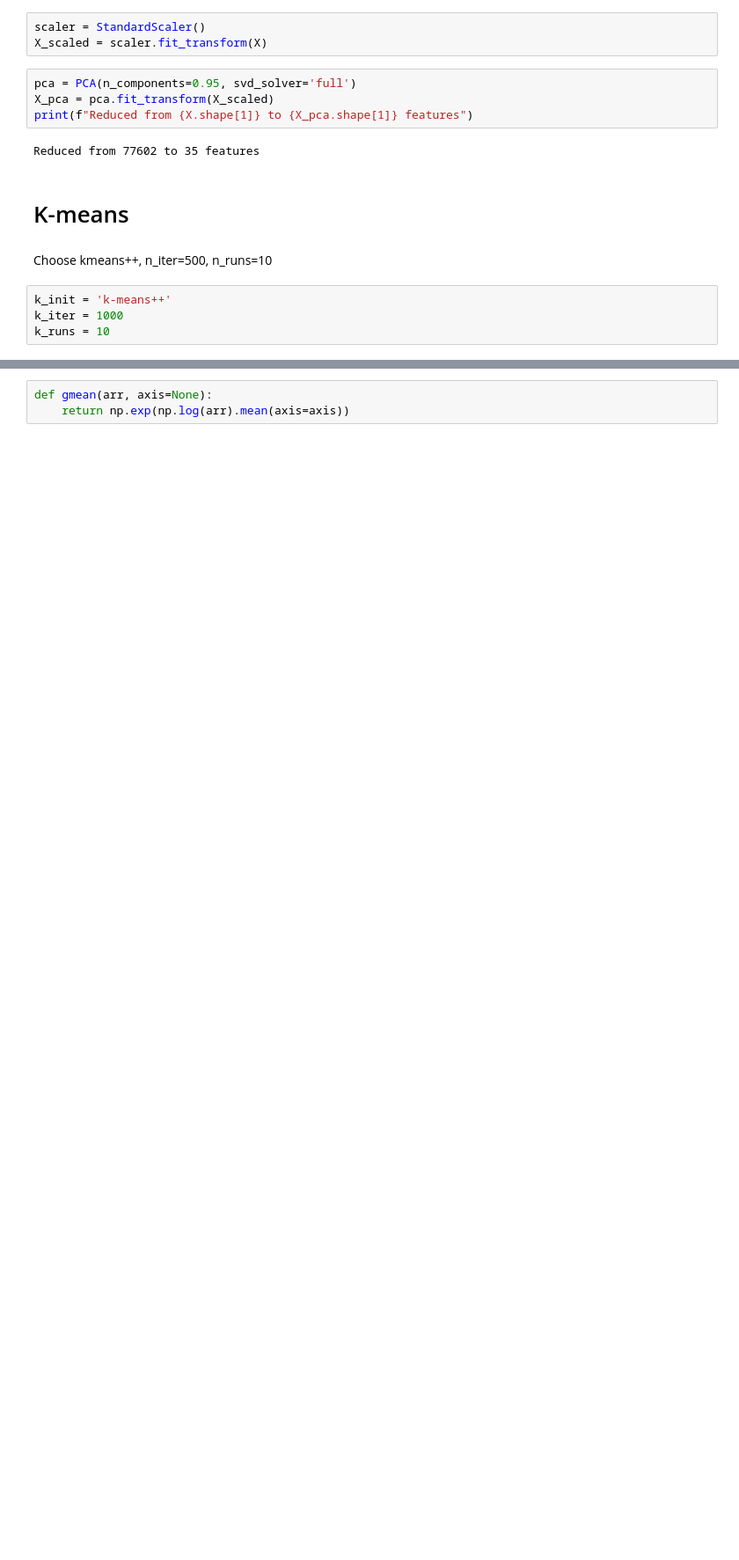
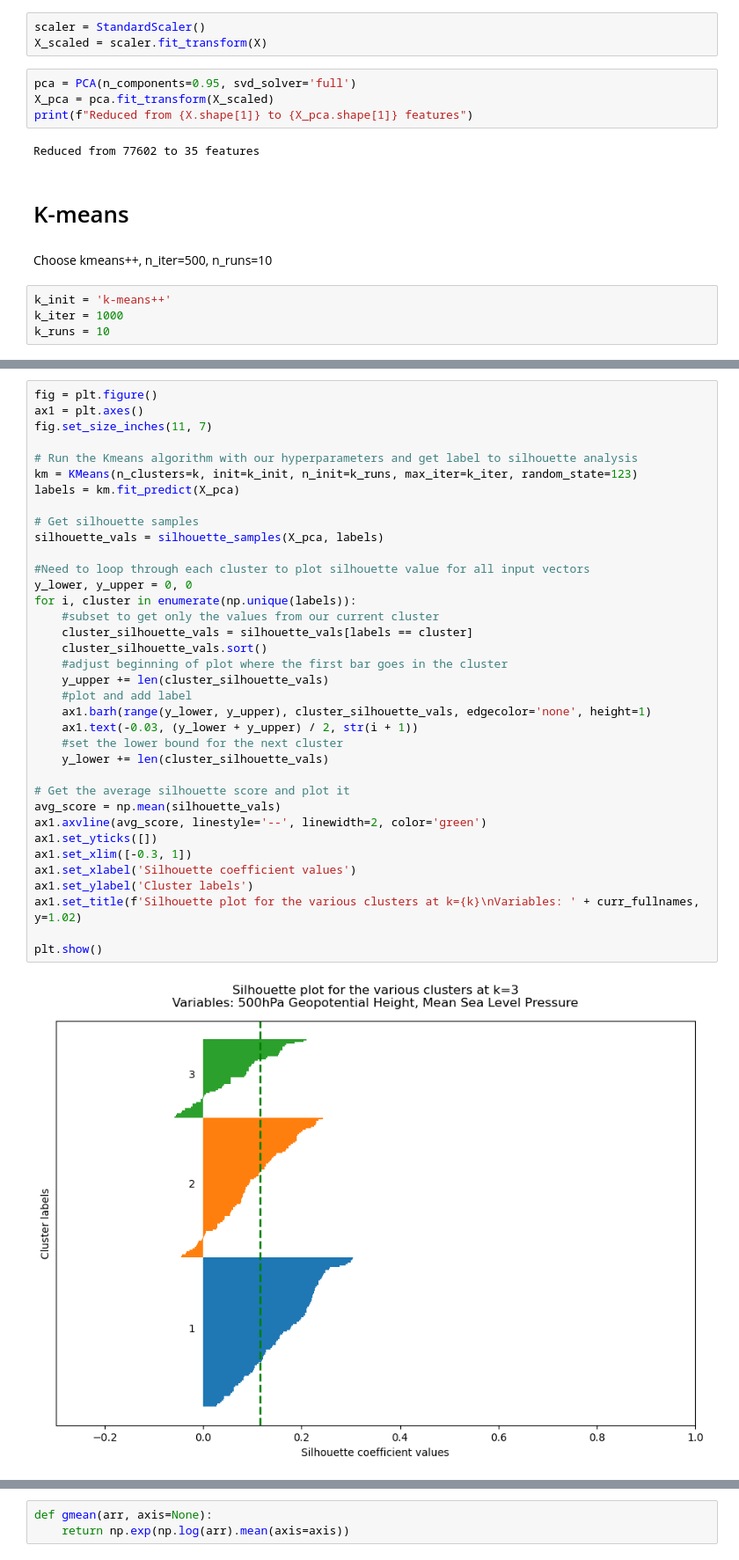
Before and after one commit to aeol1an/NorcalFireRegimes, a Jupyter notebook: clustering.ipynb, the cells around one changed output, grey strips where cells are left out. Shown: that part at 88% size. Saved outputs shown, nothing was run; the diff lists cells and outputs as text; blank space fills up the shorter version.

```diff
--- a/clustering.ipynb
+++ b/clustering.ipynb
@@ -199 +230,39 @@ k_runs = 10
+# %%
+fig = plt.figure()
+ax1 = plt.axes()
+fig.set_size_inches(11, 7)
+
+# Run the Kmeans algorithm with our hyperparameters and get label to silhouette analysis
+km = KMeans(n_clusters=k, init=k_init, n_init=k_runs, max_iter=k_iter, random_state=123)
+labels = km.fit_predict(X_pca)
+
+# Get silhouette samples
+silhouette_vals = silhouette_samples(X_pca, labels)
+
+#Need to loop through each cluster to plot silhouette value for all input vectors
+y_lower, y_upper = 0, 0
+for i, cluster in enumerate(np.unique(labels)):
+    #subset to get only the values from our current cluster
+    cluster_silhouette_vals = silhouette_vals[labels == cluster]
+    cluster_silhouette_vals.sort()
+    #adjust beginning of plot where the first bar goes in the cluster
+    y_upper += len(cluster_silhouette_vals)
+    #plot and add label
+    ax1.barh(range(y_lower, y_upper), cluster_silhouette_vals, edgecolor='none', height=1)
+    ax1.text(-0.03, (y_lower + y_upper) / 2, str(i + 1))
+    #set the lower bound for the next cluster
+    y_lower += len(cluster_silhouette_vals)
+
+# Get the average silhouette score and plot it
+avg_score = np.mean(silhouette_vals)
+ax1.axvline(avg_score, linestyle='--', linewidth=2, color='green')
+ax1.set_yticks([])
+ax1.set_xlim([-0.3, 1])
+ax1.set_xlabel('Silhouette coefficient values')
+ax1.set_ylabel('Cluster labels')
+ax1.set_title(f'Silhouette plot for the various clusters at k={k}\nVariables: ' + curr_fullnames, y=1.02)
+
+plt.show()
+# %% [output]
+[figure, added]
 # %%
```
Also changed, not shown: parts of 4 cells of this notebook, 2 other files.
